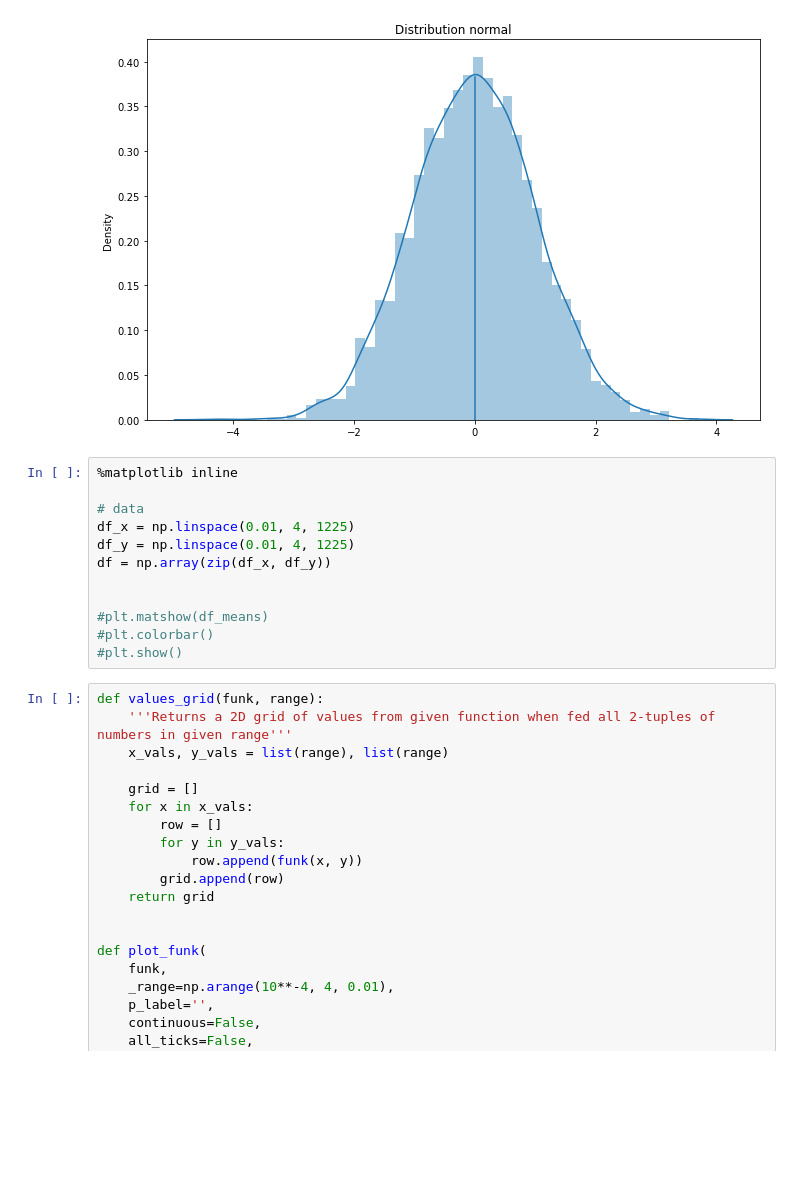
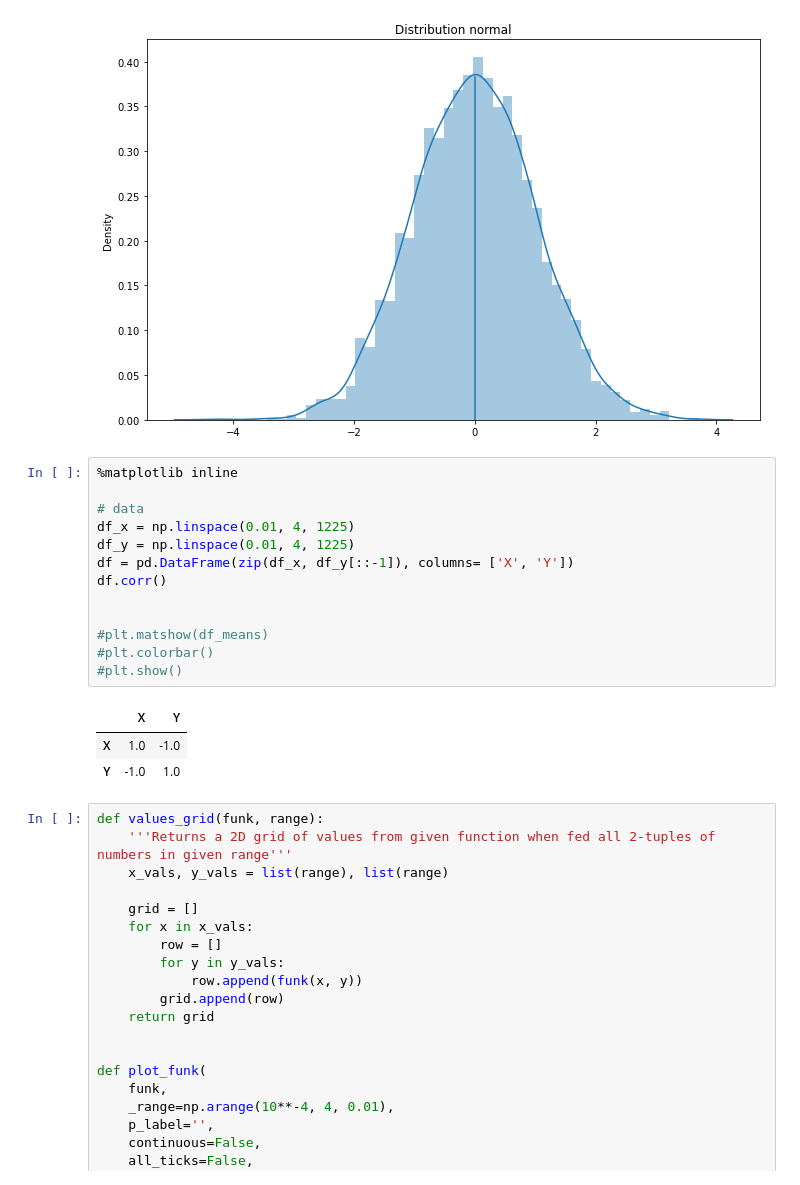
Before and after one commit to caroperez/Statistical_studies, a Jupyter notebook: Types of averages.ipynb, the cells around one changed output. Drawn from its saved outputs; the diff is of its cells as text; blank space fills up the shorter version.

```diff
--- a/Types of averages.ipynb
+++ b/Types of averages.ipynb
@@ -42,15 +42,20 @@ plt.show()
 # %%
 %matplotlib inline
 
 # data
 df_x = np.linspace(0.01, 4, 1225)
 df_y = np.linspace(0.01, 4, 1225)
-df = np.array(zip(df_x, df_y))
+df = pd.DataFrame(zip(df_x, df_y[::-1]), columns= ['X', 'Y'])
+df.corr()
 
 
 #plt.matshow(df_means)
 #plt.colorbar()
 #plt.show()
+# %% [output]
+|  | X | Y |
+| X | 1.0 | -1.0 |
+| Y | -1.0 | 1.0 |
 # %%
 def values_grid(funk, range):
     '''Returns a 2D grid of values from given function when fed all 2-tuples of numbers in given range'''
```
Also changed, not shown: parts of 2 cells of this notebook.
